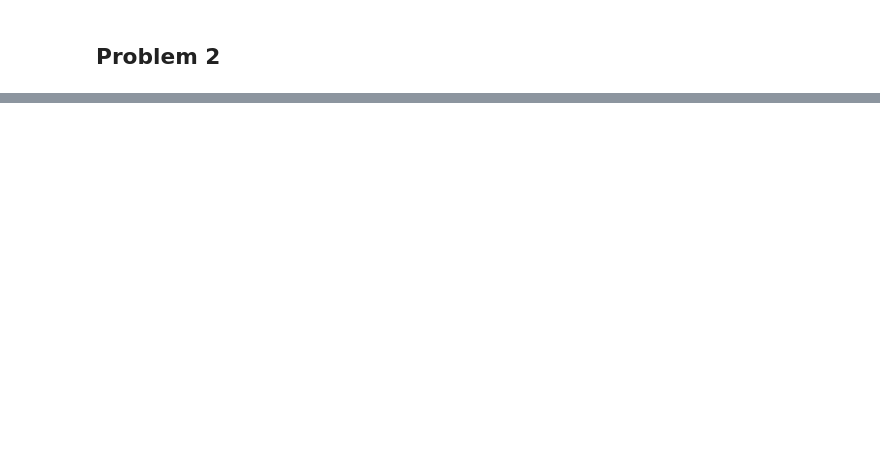
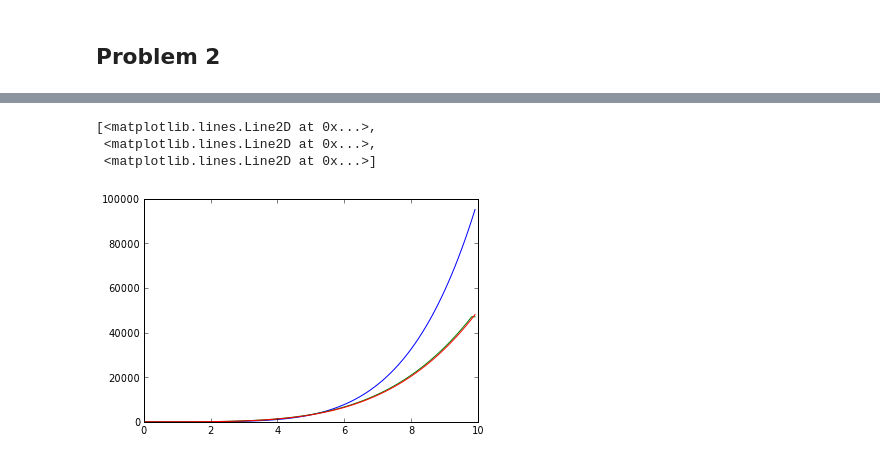
Before and after one commit to cdcunnin/PHYS202-S13, a Jupyter notebook: week4/InterpEX3.ipynb, the cells around one changed output, grey strips where cells are left out. Drawn from its saved outputs; the diff is of its cells as text; code cells hidden in the pictures; blank space fills up the shorter version.

```diff
--- a/week4/InterpEX3.ipynb
+++ b/week4/InterpEX3.ipynb
@@ -40,0 +89,15 @@ print temp(1.496)
+# %%
+x = arange(0,10,0.1)
+y = x**5
+
+realdydx = 5*x**4
+
+plot(x,y,x,dydx, x, realdydx)
+
+#We know this works correctly because the green plotline below (dydx from the function)
+#lines up almost exactly with the red plotline (actual derivative).
+# %% [output]
+[<matplotlib.lines.Line2D at 0x...>,
+ <matplotlib.lines.Line2D at 0x...>,
+ <matplotlib.lines.Line2D at 0x...>]
+[figure, added]
```
Also changed, not shown: parts of 12 cells of this notebook, 2 other files.
